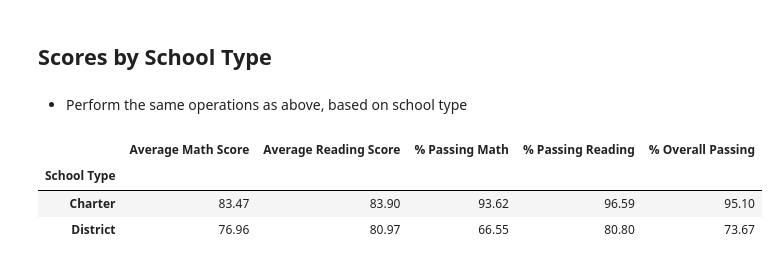
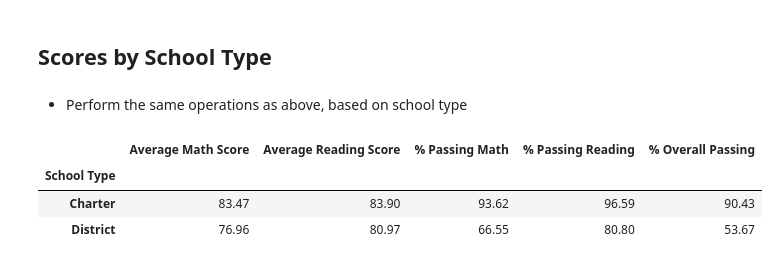
Before and after one commit to Annaolivia5/School-District-Trends, a Jupyter notebook: PyCitySchools/PyCitySchools_starter.ipynb, the cells around one changed output. Cells and saved outputs as stored; diff of their text form; code cells hidden in the pictures.

```diff
--- a/PyCitySchools/PyCitySchools_starter.ipynb
+++ b/PyCitySchools/PyCitySchools_starter.ipynb
@@ -387,21 +381,21 @@ size_df
 # %% [markdown]
 * Perform the same operations as above, based on school type
 # %%
-type_df = school_data_summary.groupby(['School Type']).mean()[['Average Math Score', 'Average Reading Score', '% Passing Math', '% Passing Reading']]
+type_df = school_data_summary.groupby(['School Type']).mean()[['Average Math Score', 'Average Reading Score', '% Passing Math', '% Passing Reading', '% Overall Passing']]
 
 #add overall passing rate to the size df
-overall_passing_rate = (type_df['% Passing Math']+type_df['% Passing Reading'])/2
-type_df['% Overall Passing'] = round(overall_passing_rate * 100, 2)
+
 
 # format
 type_df['Average Math Score'] = round(type_df['Average Math Score'], 2)
 type_df['Average Reading Score'] = round(type_df['Average Reading Score'], 2)
 type_df['% Passing Math'] = round(type_df['% Passing Math'] * 100, 2)
 type_df['% Passing Reading'] = round(type_df['% Passing Reading'] * 100, 2)
+type_df['% Overall Passing'] = round(type_df['% Overall Passing'] * 100, 2)
 
 type_df
 # %% [output]
 |  | Average Math Score | Average Reading Score | % Passing Math | % Passing Reading | % Overall Passing |
 | School Type |  |  |  |  |  |
-| Charter | 83.47 | 83.90 | 93.62 | 96.59 | 95.10 |
-| District | 76.96 | 80.97 | 66.55 | 80.80 | 73.67 |
+| Charter | 83.47 | 83.90 | 93.62 | 96.59 | 90.43 |
+| District | 76.96 | 80.97 | 66.55 | 80.80 | 53.67 |
```
Also changed, not shown: parts of 2 cells of this notebook.
